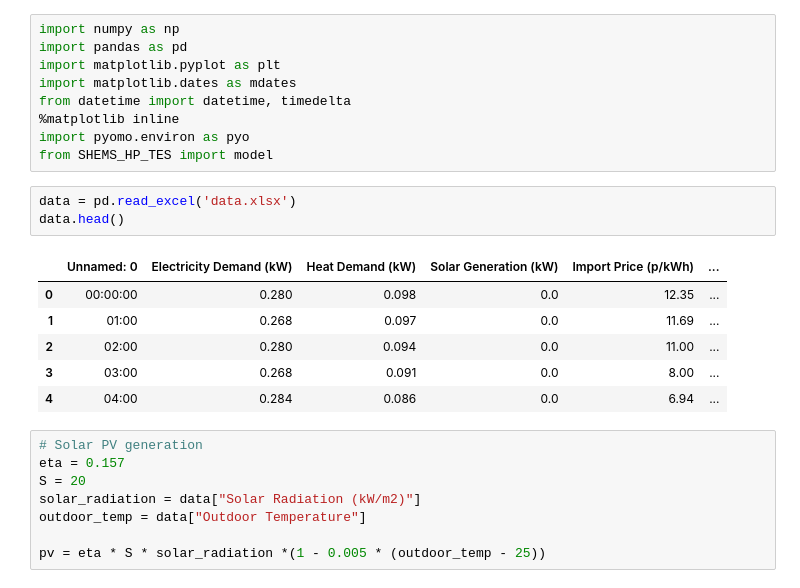
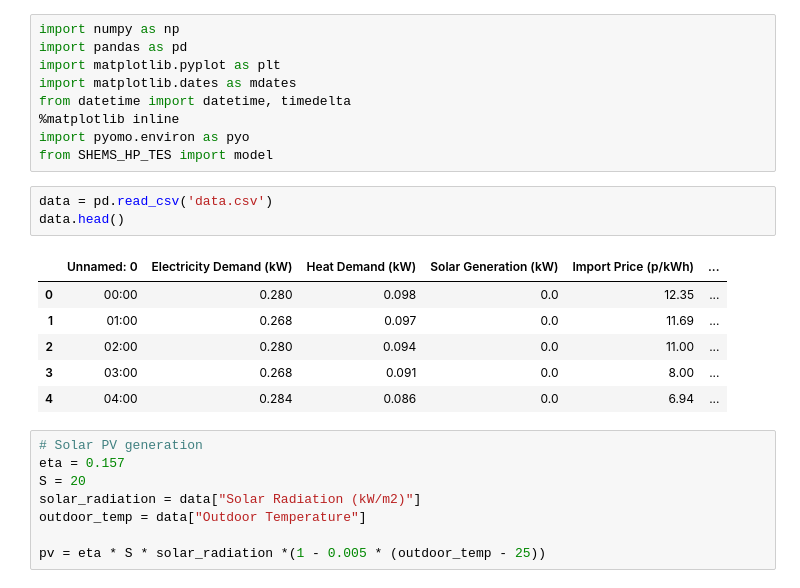
Before and after one commit to Qiuyi-Hong/SHEMS, a Jupyter notebook: analysisSHEMS_HP_TES.ipynb, the cells around one changed output. Cells and saved outputs as stored; diff of their text form.

```diff
--- a/analysisSHEMS_HP_TES.ipynb
+++ b/analysisSHEMS_HP_TES.ipynb
@@ -28,11 +29,11 @@ from datetime import datetime, timedelta
 import pyomo.environ as pyo
 from SHEMS_HP_TES import model
 # %%
-data = pd.read_excel('data.xlsx')
+data = pd.read_csv('data.csv')
 data.head()
 # %% [output]
 |  | Unnamed: 0 | Electricity Demand (kW) | Heat Demand (kW) | Solar Generation (kW) | Import Price (p/kWh) | ... |
-| 0 | 00:00:00 | 0.280 | 0.098 | 0.0 | 12.35 | ... |
+| 0 | 00:00 | 0.280 | 0.098 | 0.0 | 12.35 | ... |
 | 1 | 01:00 | 0.268 | 0.097 | 0.0 | 11.69 | ... |
 | 2 | 02:00 | 0.280 | 0.094 | 0.0 | 11.00 | ... |
 | 3 | 03:00 | 0.268 | 0.091 | 0.0 | 8.00 | ... |
```
Also changed, not shown: parts of 1 cell of this notebook, 4 other files.
